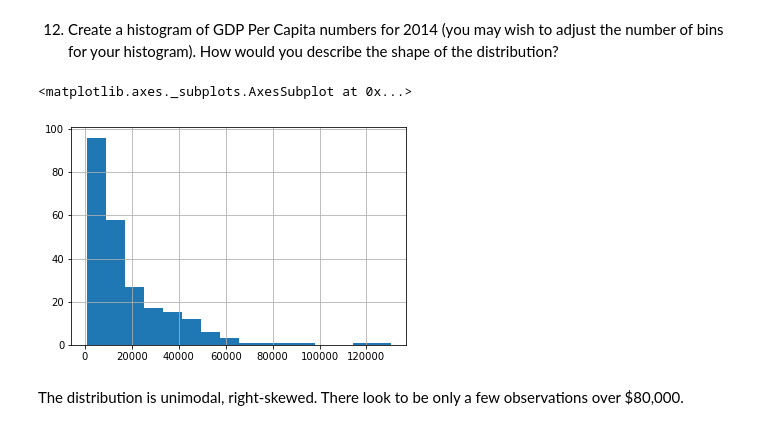
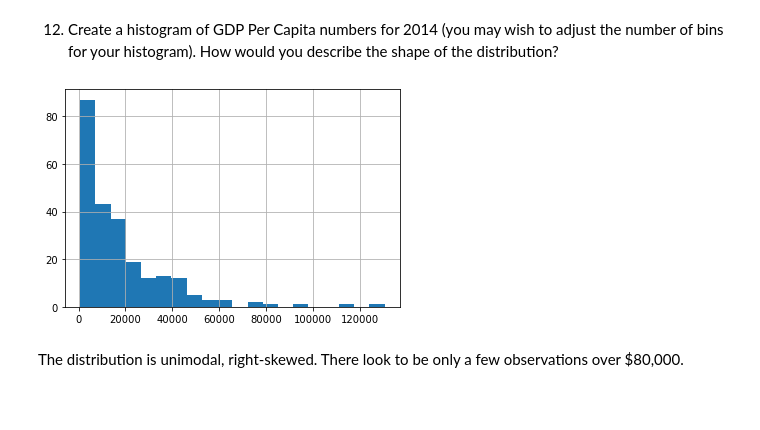
Before and after one commit to nss-data-science-cohort-4/dq1-undata-matttparker, a Jupyter notebook: notebooks/UN_Data_Exploration.ipynb, the cells around one changed output. Drawn from its saved outputs; the diff is of its cells as text; code cells hidden in the pictures; blank space fills up the shorter version.

```diff
--- a/notebooks/UN_Data_Exploration.ipynb
+++ b/notebooks/UN_Data_Exploration.ipynb
@@ -185,10 +185,9 @@ gdp_2014.describe()
 # %% [markdown]
 12. Create a histogram of GDP Per Capita numbers for 2014 (you may wish to adjust the number of bins for your histogram). How would you describe the shape of the distribution?
 # %%
-gdp_2014.GDP_Per_Capita.hist(bins=16)
+gdp_2014.GDP_Per_Capita.hist(bins=20);
 # %% [output]
-<matplotlib.axes._subplots.AxesSubplot at 0x...>
-[figure, old version]
+[figure, new version]
 # %% [markdown]
 The distribution is unimodal, right-skewed. There look to be only a few observations over $80,000.
 # %% [markdown]
```
Also changed, not shown: parts of 22 cells of this notebook.
